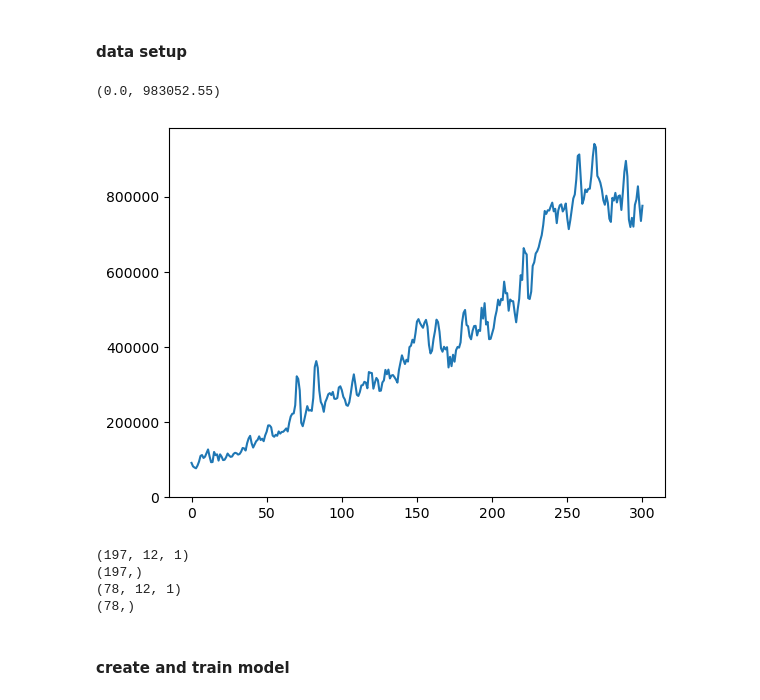
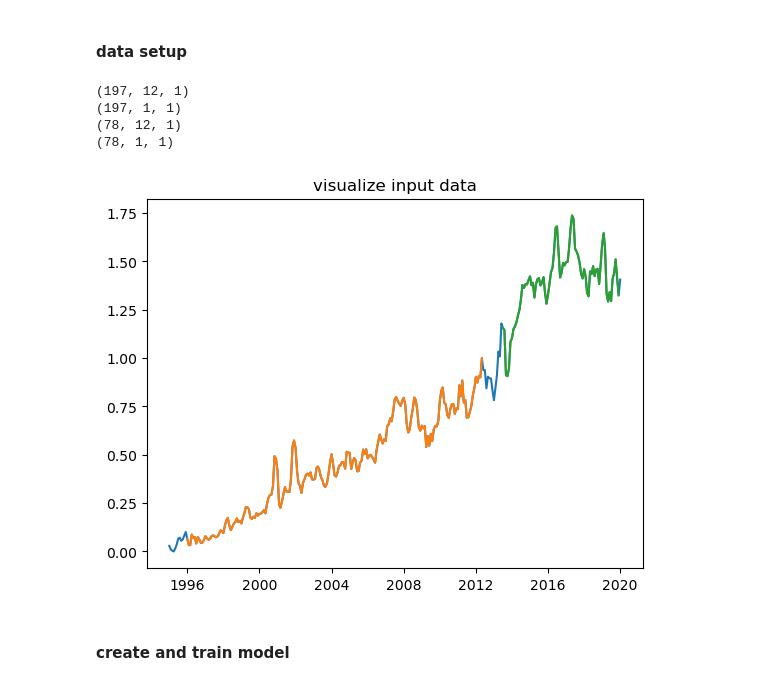
Before and after one commit to hlu109/math462_project, a Jupyter notebook: scripts/LSTM.ipynb, the cells around one changed output. Saved outputs shown, nothing was run; the diff lists cells and outputs as text; code cells hidden in the pictures.

```diff
--- a/scripts/LSTM.ipynb
+++ b/scripts/LSTM.ipynb
@@ -25,0 +28,17 @@ import tensorflow as tf
+# %%
+def format_data_for_RNN(area_data, cols, lookback, lookforward):
+    train_df, test_df = train_test_split(area_data[cols],
+                                         test_size=0.3,
+                                         shuffle=False)
+
+    # normalize the data
+    scaler = MinMaxScaler(feature_range=(0, 1))
+    train_df[cols] = scaler.fit_transform(train_df[cols])
+    test_df[cols] = scaler.transform(test_df[cols])
+
+    X_train, y_train = utils.create_windowed_dataset(train_df, cols, lookback,
+                                                     lookforward)
+    X_test, y_test = utils.create_windowed_dataset(test_df, cols, lookback,
+                                                   lookforward)
+    return train_df, test_df, X_train, y_train, X_test, y_test, scaler
+    # return {'train_df':train_df, 'test_df':test_df, 'X_train':X_train, 'y_train':y_train, 'X_test':X_test, 'y_test':y_test, 'scaler':scaler}
@@ -48,6 +106,0 @@ price_ts = np.array(area_data["average_price"]).reshape(-1, 1)
-# %%
-plt.plot(price_ts)
-plt.ylim(bottom=0)
-# %% [output]
-(0.0, 983052.55)
-[figure, removed]
@@ -70,12 +107,31 @@ X_test = np.reshape(X_test, (X_test.shape[0], X_test.shape[1], 1))
+# %%
+cols = ["average_price"]
+lookback = 12
+lookforward = 1
+train_df, test_df, X_train, y_train, X_test, y_test, scaler = format_data_for_RNN(
+    area_data, cols, lookback, lookforward)
 # %%
-print(X_train.shape)
-print(y_train.shape)
-print(X_test.shape)
-print(y_test.shape)
+print(X_train.shape)  # (num samples, lookback time steps, features)
+print(y_train.shape)  # (num samples, lookforward time steps, features)
+print(X_test.shape)  # (num samples, lookback time steps, features)
+print(y_test.shape)  # (num samples, lookforward time steps, features)
 # %% [output]
 (197, 12, 1)
-(197,)
+(197, 1, 1)
 (78, 12, 1)
-(78,)
+(78, 1, 1)
+# %%
+plot_inputs_outputs(area_data=area_data,
+                    ground_truth=pd.concat([train_df[cols], test_df[cols]]),
+                    train_ts=y_train[:, 0],
+                    test_ts=y_test[:, 0],
+                    cols=cols,
+                    col_idx=0,
+                    lookback=lookback,
+                    lookforward=lookforward,
+                    fwd_offset=0,
+                    title='visualize input data')
+# %% [output]
+[figure, added]
 # %% [markdown]
 #### create and train model
```
Also changed, not shown: parts of 111 cells of this notebook, 1 other file.
